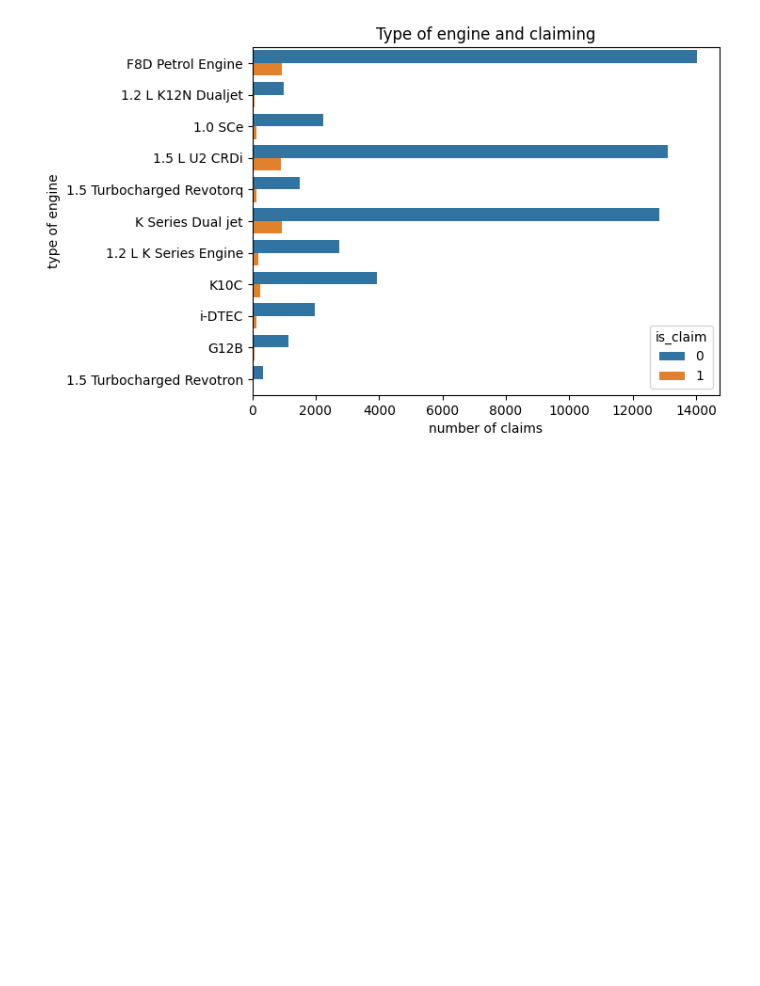
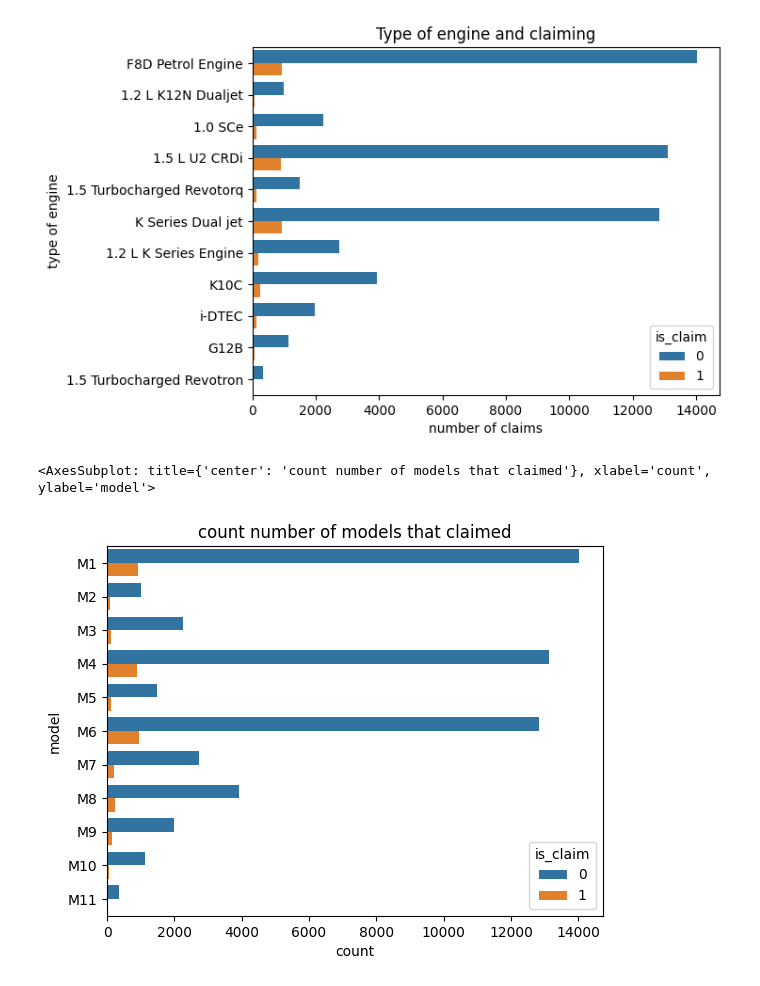
Before and after one commit to kibambe-0167/claim-car, a Jupyter notebook: data_visual.ipynb, the cells around one changed output. Saved outputs shown, nothing was run; the diff lists cells and outputs as text; code cells hidden in the pictures; blank space fills up the shorter version.

Commit message:
added some data visualisations

```diff
--- a/data_visual.ipynb
+++ b/data_visual.ipynb
@@ -34,3 +34,10 @@ plt.xlabel("number of claims")
 # %% [output]
 Text(0.5, 0, 'number of claims')
 [figure]
+# %%
+# type of engine and car model, is claim as the hue
+plt.title("count number of models that claimed")
+sns.countplot(data=df, y="model", hue="is_claim")
+# %% [output]
+<AxesSubplot: title={'center': 'count number of models that claimed'}, xlabel='count', ylabel='model'>
+[figure, added]
```
Also changed, not shown: parts of 4 cells of this notebook, 2 other files.
